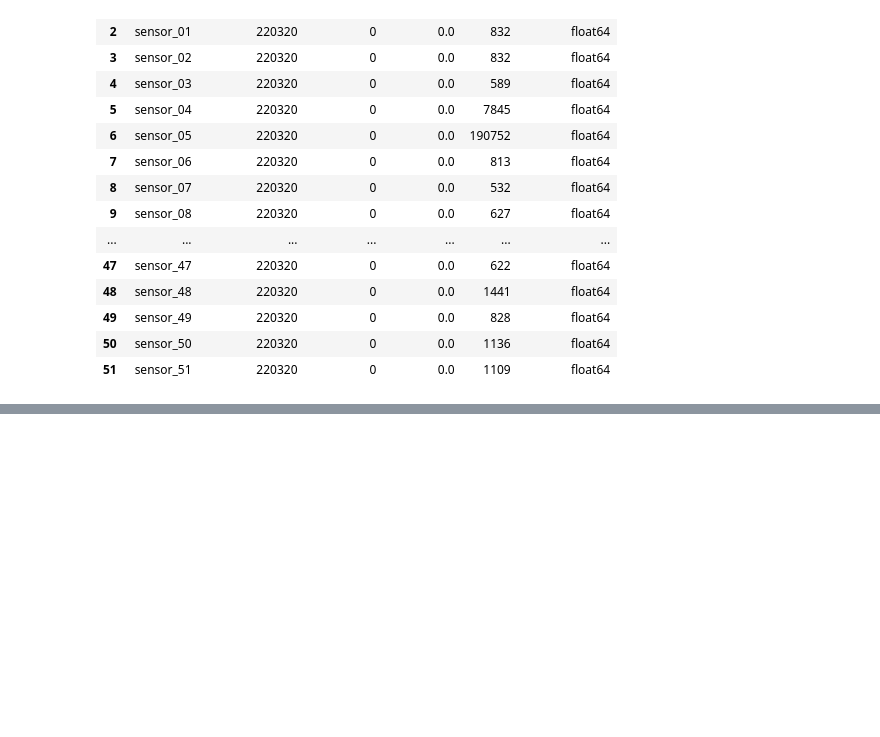
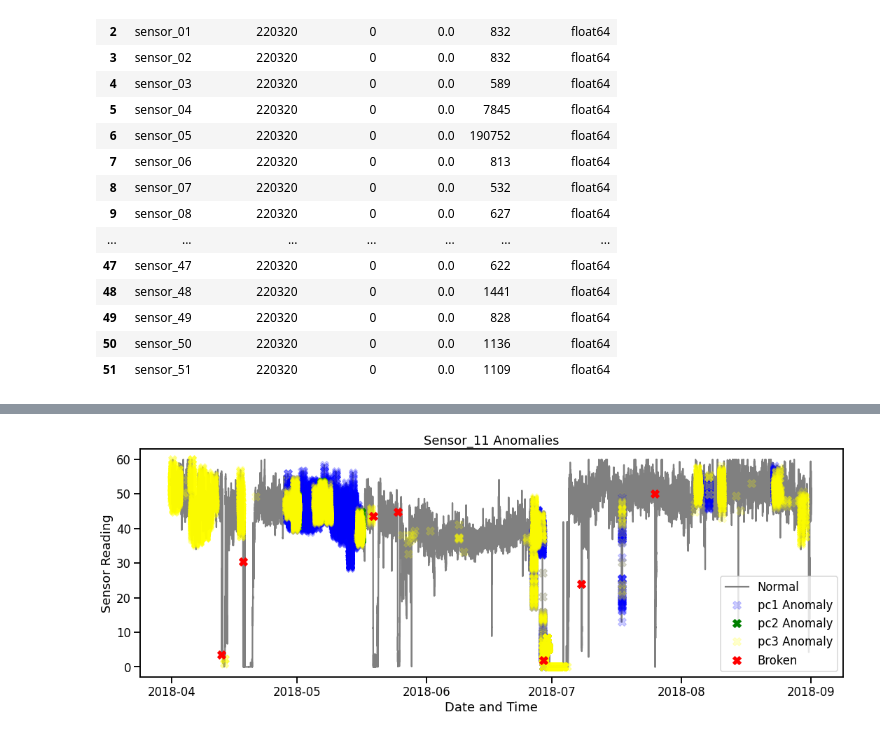
Before and after one commit to nils12344/PythonAdvancedGruppeD, a Jupyter notebook: Projekt Gruppe D.ipynb, the cells around one changed output, grey strips where cells are left out. Cells and saved outputs as stored; diff of their text form; code cells hidden in the pictures; blank space fills up the shorter version.

```diff
--- a/Projekt Gruppe D.ipynb
+++ b/Projekt Gruppe D.ipynb
@@ -317,0 +482,18 @@ insights(df)
+# %%
+#PC3 ANOMALY on sensor_11 AND WHEN ACTUAL BREAK HAPPENED
+a = df_kaggle[df_kaggle['anomaly_pc1'] == 1] #anomaly
+b = df_kaggle[df_kaggle['anomaly_pc2'] == 1]
+c = df_kaggle[df_kaggle['anomaly_pc3'] == 1]
+_ = plt.figure(figsize=(18,6))
+_ = plt.plot(df_kaggle['sensor_11'], color='grey', label='Normal')
+_ = plt.plot(a['sensor_11'], linestyle='none', marker='X', color='blue', markersize=12, label='pc1 Anomaly', alpha = 0.2)
+_ = plt.plot(b['sensor_11'], linestyle='none', marker='X', color='green', markersize=12, label='pc2 Anomaly')
+_ = plt.plot(c['sensor_11'], linestyle='none', marker='X', color='yellow', markersize=12, label='pc3 Anomaly', alpha=0.2)
+_ = plt.plot(dfBroken['sensor_11'], linestyle='none', marker='X', color='red', markersize=12, label='Broken')
+_ = plt.xlabel('Date and Time')
+_ = plt.ylabel('Sensor Reading')
+_ = plt.title('Sensor_11 Anomalies')
+_ = plt.legend(loc='best')
+plt.show();
+# %% [output]
+[figure, added]
```
Also changed, not shown: parts of 22 cells of this notebook.
